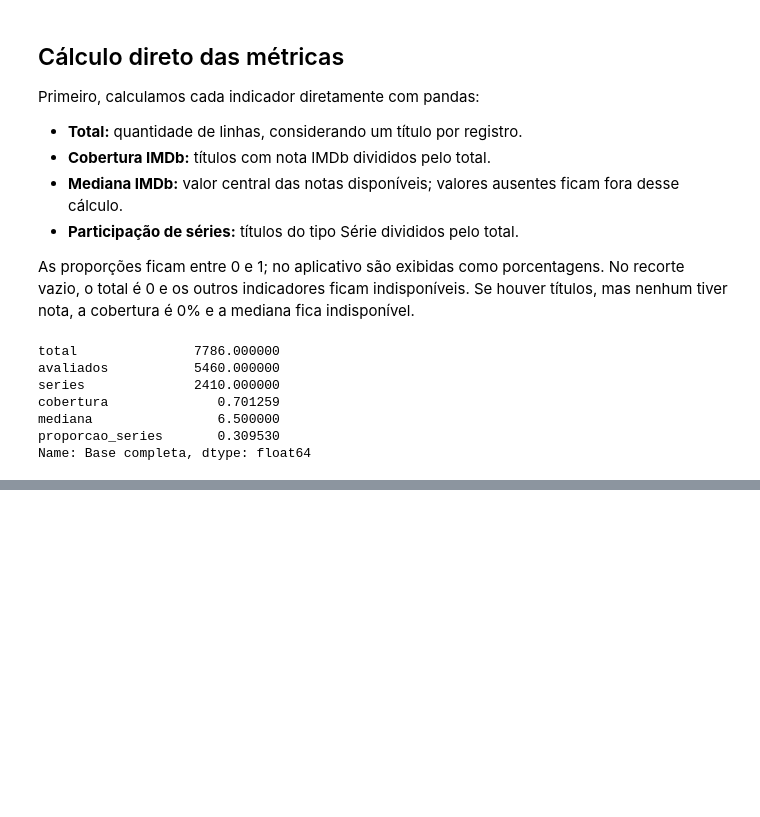
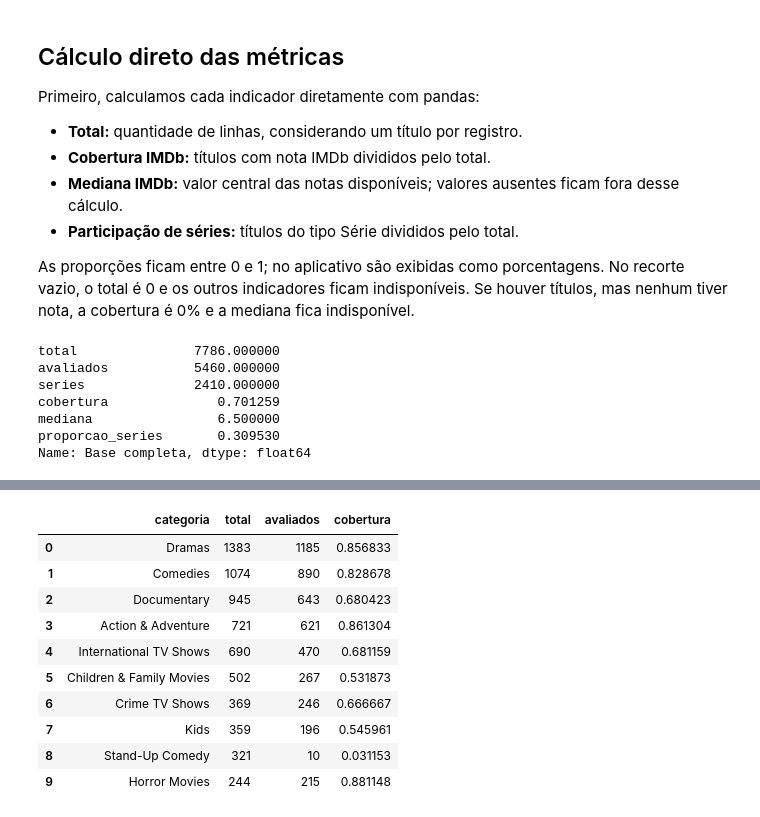
Before and after one commit to joaopdornelas/PraticaAVD, a Jupyter notebook: notebooks/metricas.ipynb, the cells around one changed output, grey strips where cells are left out. Drawn from its saved outputs; the diff is of its cells as text; code cells hidden in the pictures; blank space fills up the shorter version.

```diff
--- a/notebooks/metricas.ipynb
+++ b/notebooks/metricas.ipynb
@@ -55,0 +70,30 @@ Name: Base completa, dtype: float64
+# %%
+# [IA] ChatGPT/Codex – calcular a cobertura por categoria diretamente com pandas.
+agrupamento = 'primary_genre'
+dados_categorias = df.assign(categoria=df[agrupamento].fillna('Não informado'))
+cobertura_categorias = (
+    dados_categorias.groupby('categoria')['imdb_rating']
+    .agg(total='size', avaliados='count')
+    .reset_index()
+)
+cobertura_categorias['cobertura'] = (
+    cobertura_categorias['avaliados'] / cobertura_categorias['total']
+)
+cobertura_categorias = (
+    cobertura_categorias.sort_values(['total', 'categoria'], ascending=[False, True])
+    .head(10)
+    .reset_index(drop=True)
+)
+cobertura_categorias
+# %% [output]
+|  | categoria | total | avaliados | cobertura |
+| 0 | Dramas | 1383 | 1185 | 0.856833 |
+| 1 | Comedies | 1074 | 890 | 0.828678 |
+| 2 | Documentary | 945 | 643 | 0.680423 |
+| 3 | Action & Adventure | 721 | 621 | 0.861304 |
+| 4 | International TV Shows | 690 | 470 | 0.681159 |
+| 5 | Children & Family Movies | 502 | 267 | 0.531873 |
+| 6 | Crime TV Shows | 369 | 246 | 0.666667 |
+| 7 | Kids | 359 | 196 | 0.545961 |
+| 8 | Stand-Up Comedy | 321 | 10 | 0.031153 |
+| 9 | Horror Movies | 244 | 215 | 0.881148 |
```
Also changed, not shown: parts of 17 cells of this notebook, 18 other files.
